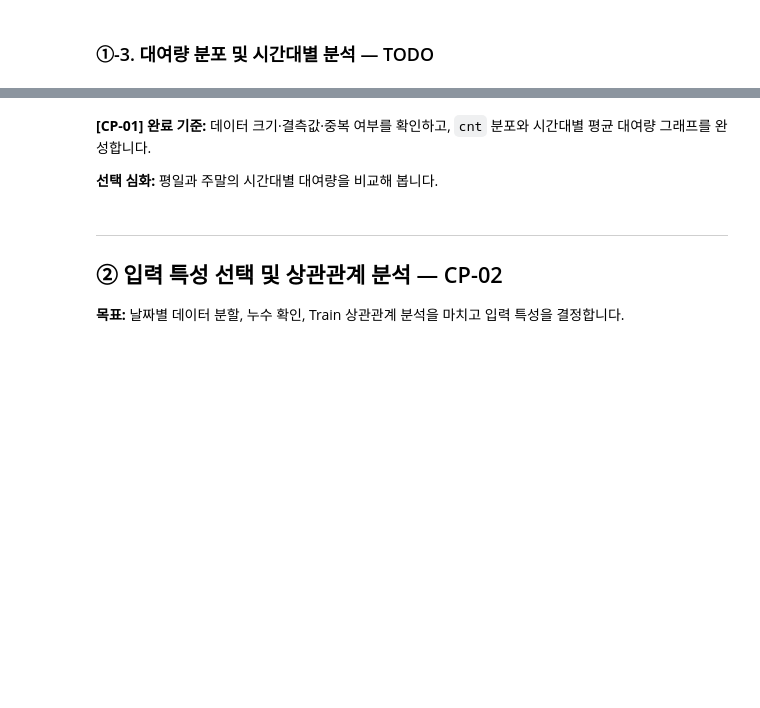
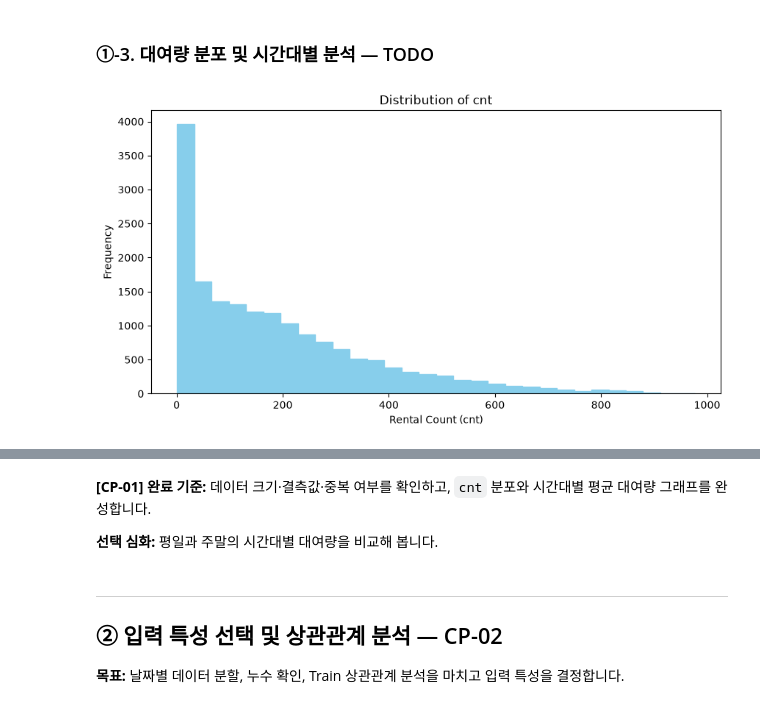
Before and after one commit to Terence20t/ai-mini-project, a Jupyter notebook: mini-project-01/code/01_regression_bike_demand.ipynb, the cells around one changed output, grey strips where cells are left out. Cells and saved outputs as stored; diff of their text form; code cells hidden in the pictures; blank space fills up the shorter version.

```diff
--- a/mini-project-01/code/01_regression_bike_demand.ipynb
+++ b/mini-project-01/code/01_regression_bike_demand.ipynb
@@ -45,7 +140,18 @@ print("데이터 로딩 완료")
 # %%
 # TODO 1-4. cnt의 분포를 히스토그램으로 시각화합니다.
 # 힌트: plt.hist(), plt.xlabel(), plt.ylabel(), plt.show()
-...
+
+plt.figure(figsize=(10, 5))
+
+plt.hist(df['cnt'], bins=30, color='skyblue', edgecolor='skyblue')
+
+plt.xlabel('Rental Count (cnt)')
+plt.ylabel('Frequency')
+plt.title('Distribution of cnt')
+
+plt.show()
+# %% [output]
+[figure, added]
 # %%
 # TODO 1-5. 시간대(hr)별 평균 대여량을 계산합니다.
 # 힌트: groupby("hr")["cnt"].mean()
```
Also changed, not shown: parts of 8 cells of this notebook.
